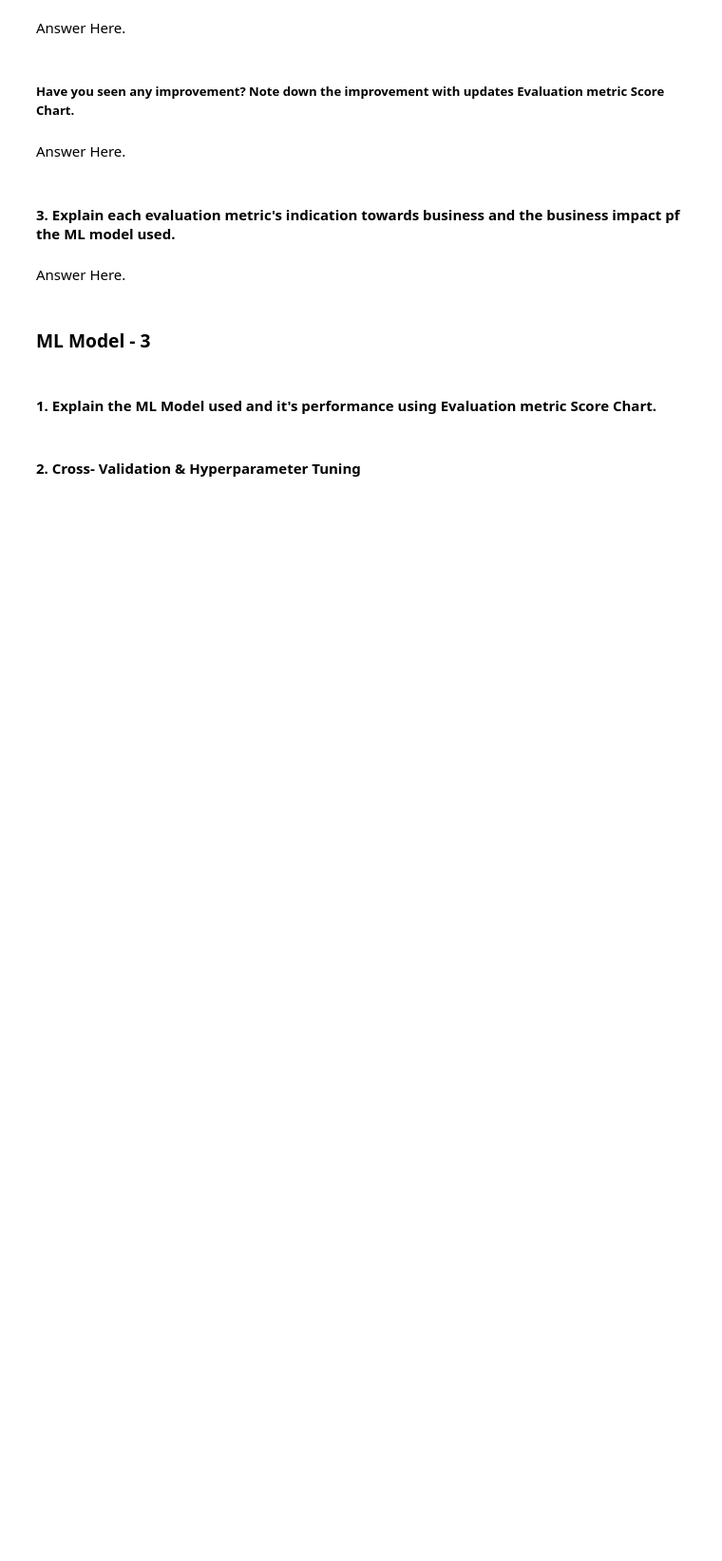
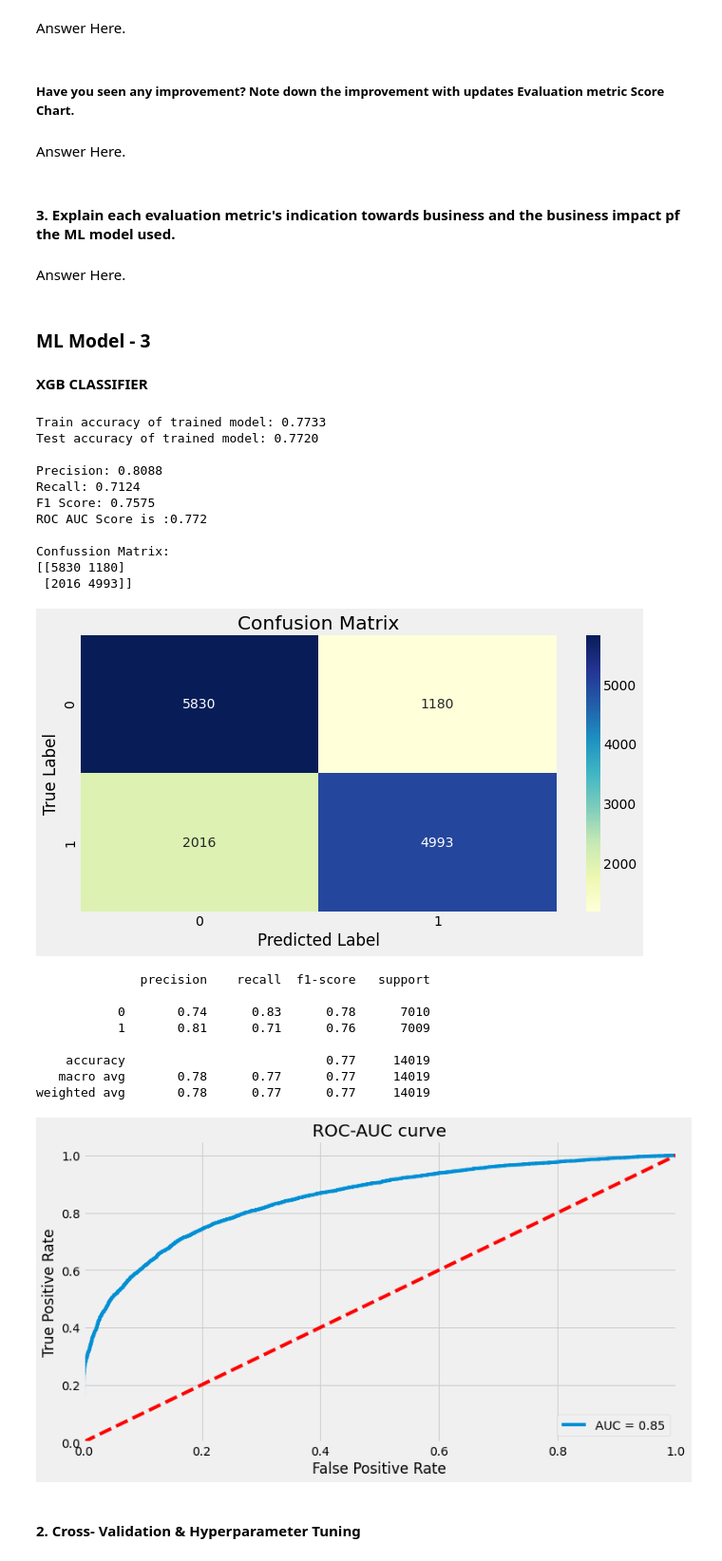
Before and after one commit to thepankaj018/Credit-Card-Default-Prediction, a Jupyter notebook: Credit_Card_Default_Prediction.ipynb, the cells around one changed output. Shown at 95% size. Saved outputs shown, nothing was run; the diff lists cells and outputs as text; code cells hidden in the pictures; blank space fills up the shorter version.

```diff
--- a/Credit_Card_Default_Prediction.ipynb
+++ b/Credit_Card_Default_Prediction.ipynb
@@ -1507,2 +1499,0 @@ Answer Here.
-# %% [markdown]
-#### 1. Explain the ML Model used and it's performance using Evaluation metric Score Chart.
@@ -1510,0 +1500,2 @@ Answer Here.
+# %% [markdown]
+**XGB CLASSIFIER**
@@ -1511,2 +1504,26 @@ Answer Here.
+# %%
+model_implement(XGBClassifier())
+# %% [output]
+Train accuracy of trained model: 0.7733
+Test accuracy of trained model: 0.7720
+
+Precision: 0.8088
+Recall: 0.7124
+F1 Score: 0.7575
+ROC AUC Score is :0.772
+
+Confussion Matrix:
+[[5830 1180]
+ [2016 4993]]
+[figure, added]
+              precision    recall  f1-score   support
+
+           0       0.74      0.83      0.78      7010
+           1       0.81      0.71      0.76      7009
+
+    accuracy                           0.77     14019
+   macro avg       0.78      0.77      0.77     14019
+weighted avg       0.78      0.77      0.77     14019
+[figure, added]
 # %% [markdown]
 #### 2. Cross- Validation & Hyperparameter Tuning
```
Also changed, not shown: parts of 11 cells of this notebook.
